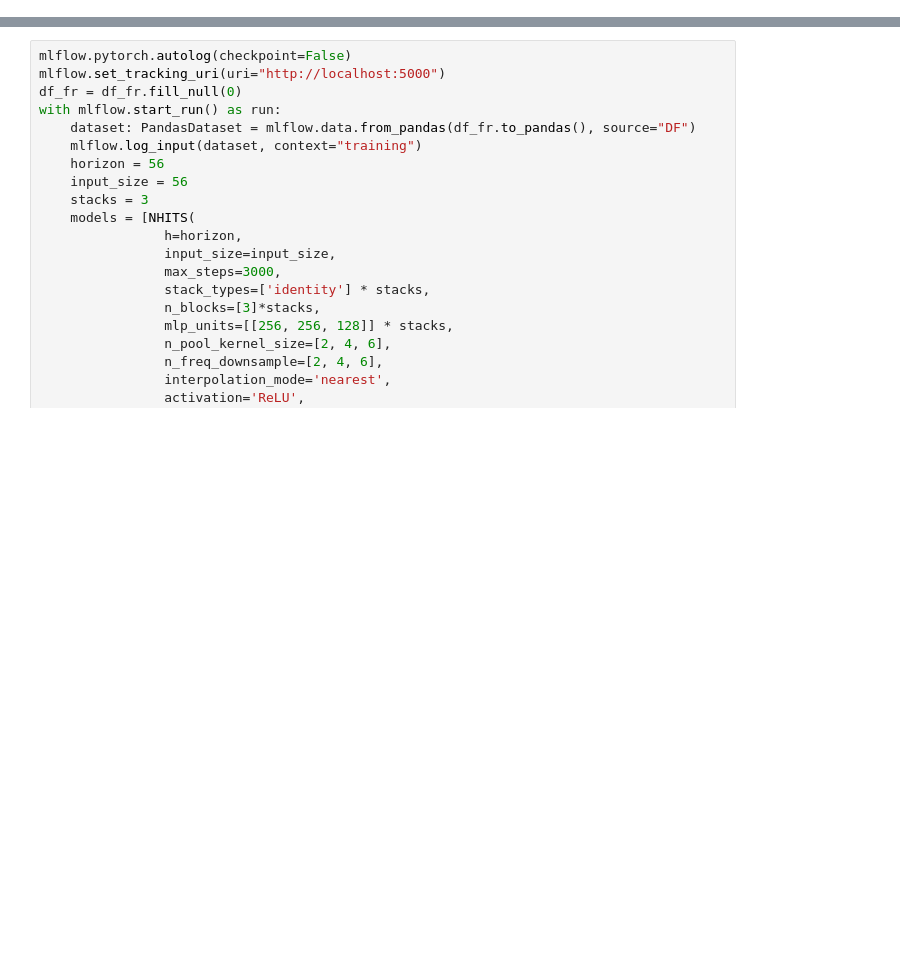
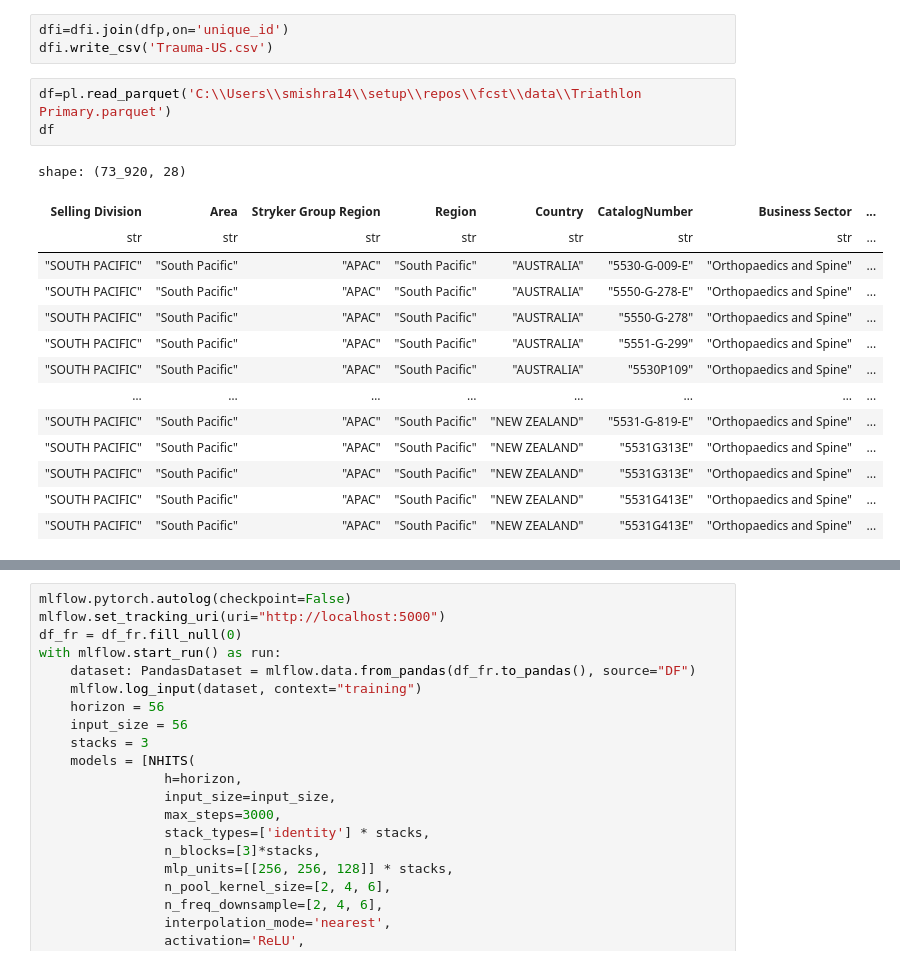
Before and after one commit to mswastik/fcst, a Jupyter notebook: archive/nhits.ipynb, the cells around one changed output, grey strips where cells are left out. Saved outputs shown, nothing was run; the diff lists cells and outputs as text; blank space fills up the shorter version.

```diff
--- a/archive/nhits.ipynb
+++ b/archive/nhits.ipynb
@@ -50,0 +72,21 @@ for i in df_fr['unique_id'].unique():
+# %%
+dfi=dfi.join(dfp,on='unique_id')
+dfi.write_csv('Trauma-US.csv')
+# %%
+df=pl.read_parquet('C:\\Users\\smishra14\\setup\\repos\\fcst\\data\\Triathlon Primary.parquet')
+df
+# %% [output]
+shape: (73_920, 28)
+| Selling Division | Area | Stryker Group Region | Region | Country | CatalogNumber | Business Sector | ... |
+| str | str | str | str | str | str | str | ... |
+| "SOUTH PACIFIC" | "South Pacific" | "APAC" | "South Pacific" | "AUSTRALIA" | "5530-G-009-E" | "Orthopaedics and Spine" | ... |
+| "SOUTH PACIFIC" | "South Pacific" | "APAC" | "South Pacific" | "AUSTRALIA" | "5550-G-278-E" | "Orthopaedics and Spine" | ... |
+| "SOUTH PACIFIC" | "South Pacific" | "APAC" | "South Pacific" | "AUSTRALIA" | "5550-G-278" | "Orthopaedics and Spine" | ... |
+| "SOUTH PACIFIC" | "South Pacific" | "APAC" | "South Pacific" | "AUSTRALIA" | "5551-G-299" | "Orthopaedics and Spine" | ... |
+| "SOUTH PACIFIC" | "South Pacific" | "APAC" | "South Pacific" | "AUSTRALIA" | "5530P109" | "Orthopaedics and Spine" | ... |
+| … | … | … | … | … | … | … | ... |
+| "SOUTH PACIFIC" | "South Pacific" | "APAC" | "South Pacific" | "NEW ZEALAND" | "5531-G-819-E" | "Orthopaedics and Spine" | ... |
+| "SOUTH PACIFIC" | "South Pacific" | "APAC" | "South Pacific" | "NEW ZEALAND" | "5531G313E" | "Orthopaedics and Spine" | ... |
+| "SOUTH PACIFIC" | "South Pacific" | "APAC" | "South Pacific" | "NEW ZEALAND" | "5531G313E" | "Orthopaedics and Spine" | ... |
+| "SOUTH PACIFIC" | "South Pacific" | "APAC" | "South Pacific" | "NEW ZEALAND" | "5531G413E" | "Orthopaedics and Spine" | ... |
+| "SOUTH PACIFIC" | "South Pacific" | "APAC" | "South Pacific" | "NEW ZEALAND" | "5531G413E" | "Orthopaedics and Spine" | ... |
```
Also changed, not shown: parts of 14 cells of this notebook, 8 other files.
